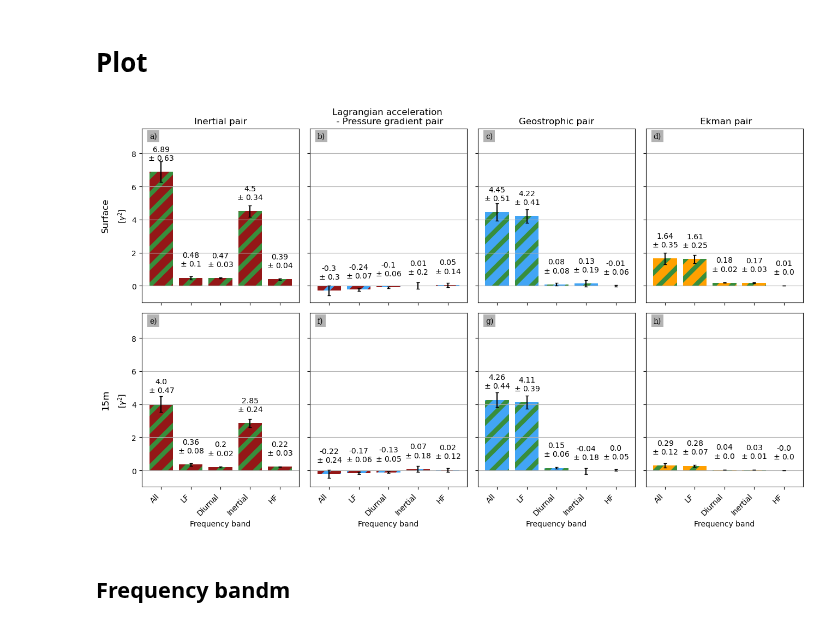
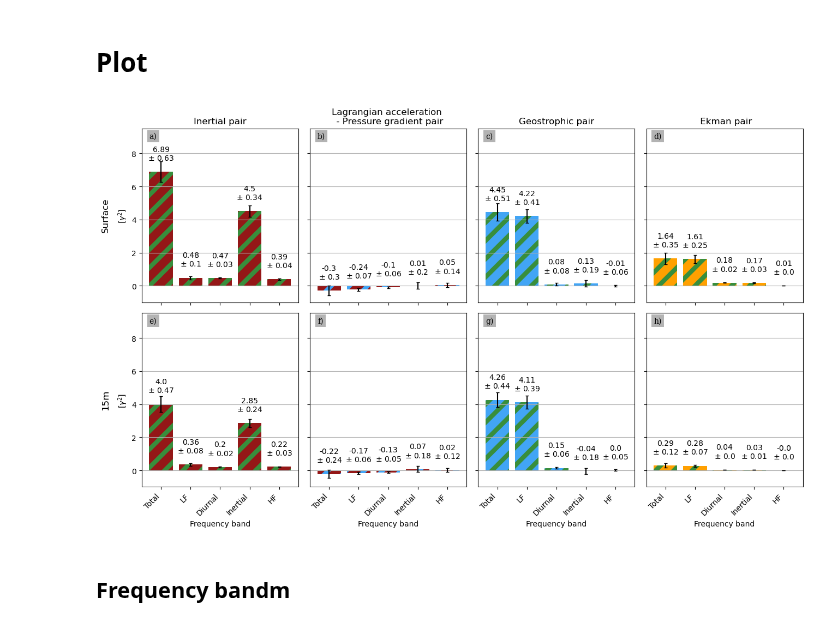
Before and after one commit to margot-demol/med_analysis, a Jupyter notebook: 20_dynamical_analysis/01_closure_spectral_decomp_surface.ipynb, the cells around one changed output. Cells and saved outputs as stored; diff of their text form; code cells hidden in the pictures.

```diff
--- a/20_dynamical_analysis/01_closure_spectral_decomp_surface.ipynb
+++ b/20_dynamical_analysis/01_closure_spectral_decomp_surface.ipynb
@@ -121,7 +121,7 @@ DS = DS.where((abs(DS.sel(id_comb='HF').acce)<5e-5)&(abs(DS.sel(id_comb='HF').ac
 ds = (compute_variance(DS, compute_error='centrallimit')/U2).rename({'id_comb':'Frequency band'})
 
 df = ds.to_dataframe().reset_index()
-df['Frequency band'] = ['All', 'LF', 'Inertial', 'Diurnal', 'Semidiurnal', 'HF']
+df['Frequency band'] = ['Total', 'LF', 'Inertial', 'Diurnal', 'Semidiurnal', 'HF']
 df = df.set_index('Frequency band')
 
 DS0 = ds0.where(ds0.depth==0, drop=True)
@@ -130,7 +130,7 @@ DS0 = DS0.where(DS0.distance_to_coast>distance_to_coast_max, drop=True)
 DS0 = DS0.where((abs(DS0.sel(id_comb='HF').acce)<5e-5)&(abs(DS0.sel(id_comb='HF').accn)<5e-5))# outliers
 ds0_ = (compute_variance(DS0, compute_error='centrallimit')/U2).rename({'id_comb':'Frequency band'})
 df0 = ds0_.to_dataframe().reset_index()
-df0['Frequency band'] = ['All', 'LF', 'Inertial', 'Diurnal', 'Semidiurnal', 'HF']
+df0['Frequency band'] = ['Total', 'LF', 'Inertial', 'Diurnal', 'Semidiurnal', 'HF']
 df0 = df0.set_index('Frequency band')
 
 
@@ -140,7 +140,7 @@ DS15 = DS15.where(DS15.distance_to_coast>distance_to_coast_max, drop=True)
 DS15 = DS15.where((abs(DS15.sel(id_comb='HF').acce)<5e-5)&(abs(DS15.sel(id_comb='HF').accn)<5e-5))# outliers
 ds15_ = (compute_variance(DS15, compute_error='centrallimit')/U2).rename({'id_comb':'Frequency band'})
 df15 = ds15_.to_dataframe().reset_index()
-df15['Frequency band'] = ['All', 'LF', 'Inertial', 'Diurnal', 'Semidiurnal', 'HF']
+df15['Frequency band'] = ['Total', 'LF', 'Inertial', 'Diurnal', 'Semidiurnal', 'HF']
 df15 = df15.set_index('Frequency band')
 # %% [output]
 2211
@@ -401,6 +401,6 @@ df15[['er__' + X+'B_percentage' for X in [v for v in df.columns if ('X_' in v)&(
 # %%
 for df in [df0, df15] :
     for X in [v for v in df.columns if ('X_' in v)&('er__' not in v)&('percentage' not in v)]:
-        df[X+'all_percentage'] = df[X]/df[X].loc['All']
-        df['er__'+X+'all_percentage'] = df[X+'all_percentage'] * ((df['er__' + X]/df[X])+ (df['er__'+X]/df[X]).loc['All'])
+        df[X+'Total_percentage'] = df[X]/df[X].loc['Total']
+        df['er__'+X+'Total_percentage'] = df[X+'Total_percentage'] * ((df['er__' + X]/df[X])+ (df['er__'+X]/df[X]).loc['Total'])
 # %%
@@ -491,35 +491,35 @@ def plot(df_, axs, init) :
 
     ax=axs[init + 3]
     plt.rcParams["hatch.color"] = c0['cor']
     df_.X_cor_wd.plot.bar(color = c0['wd'], ax=ax, yerr =df_['er__X_cor_wd'], **kwargs)
     print_labels(df_, 'X_cor_wd', ax)
 
 plot(df0.iloc[[0, 1, 2, 3, 5]], axs,0)
 plot(df15.iloc[[0, 1, 2, 3, 5]], axs, 4)
 
 axs[0].set_title('Inertial pair')
 axs[1].set_title('Lagrangian acceleration \n - Pressure gradient pair')
 axs[2].set_title('Geostrophic pair')
 axs[3].set_title(' Ekman pair')
 
 pad=0
 axs[0].annotate('Surface',xy = (-0.23, 0.5),  xycoords='axes fraction', textcoords='offset points',size='large', ha='center', va='center', rotation = 90)
 axs[4].annotate('15m',xy = (-0.23, 0.5),  xycoords='axes fraction', textcoords='offset points',size='large', ha='center', va='center', rotation = 90)
 
 l = ['a', 'b', 'c', 'd', 'e','f','g', 'h']
 for i in range(len(axs)):
     put_fig_letter(fig, axs[i], l[i])
 
 for ax in axs :
     ax.grid(axis = 'y')
     ax.set_ylabel(r'[$\gamma^2$]')
-    ax.set_xticks([0, 1, 2, 3, 4], ['All', 'LF','Diurnal', 'Inertial', 'HF'], rotation=45, ha='right')
+    ax.set_xticks([0, 1, 2, 3, 4], ['Total', 'LF','Diurnal', 'Inertial', 'HF'], rotation=45, ha='right')
 
 axs[0].set_ylim(-1, 9.5)
 
 fig.tight_layout()
 # %% [output]
-[figure, old version]
+[figure, new version]
 # %% [markdown]
 ## Frequency bandm
 # %%
```
Also changed, not shown: parts of 8 cells of this notebook, 3 other files.
